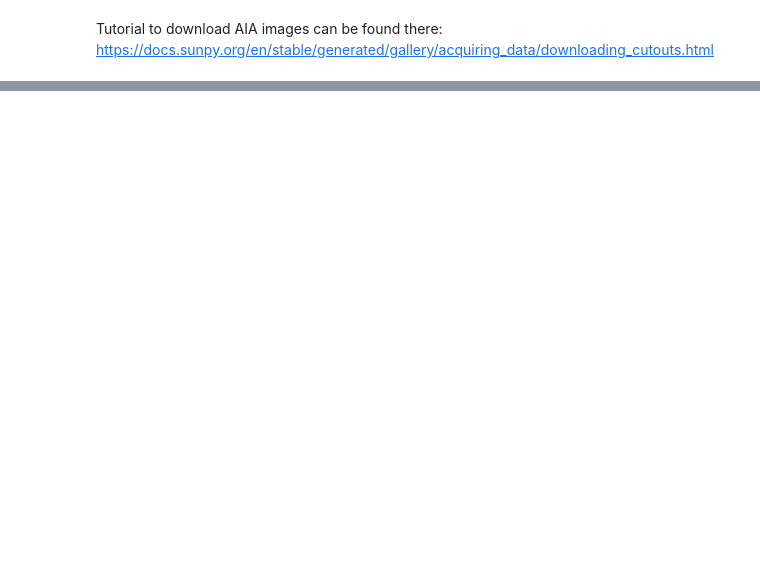
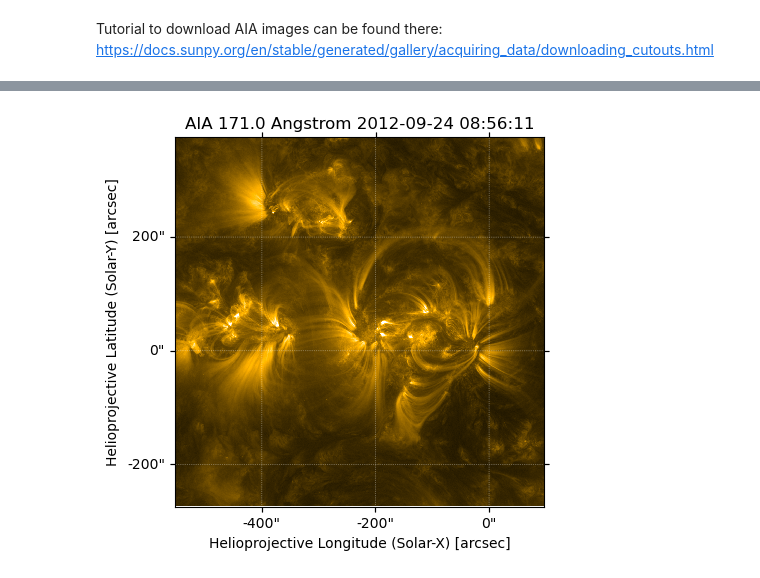
Before and after one commit to CS-433/ml-project-2-jac, a Jupyter notebook: AIA_requests.ipynb, the cells around one changed output, grey strips where cells are left out. Saved outputs shown, nothing was run; the diff lists cells and outputs as text; code cells hidden in the pictures; blank space fills up the shorter version.

Commit message:
working ouploading data, visualisation of the data doesn't work

```diff
--- a/AIA_requests.ipynb
+++ b/AIA_requests.ipynb
@@ -69,0 +67,18 @@ DrmsExportError:  [status=4]
+# %%
+start_time = Time('2012-09-24T14:56:03', scale='utc', format='isot')
+bottom_left = SkyCoord(-500*u.arcsec, -275*u.arcsec, obstime=start_time, observer="earth", frame="helioprojective")
+top_right = SkyCoord(150*u.arcsec, 375*u.arcsec, obstime=start_time, observer="earth", frame="helioprojective")
+cutout = a.jsoc.Cutout(bottom_left, top_right=top_right, tracking=True)
+jsoc_email = "adrien.joliat@epfl.ch"
+query = Fido.search(
+    a.Time(start_time - 6*u.h, start_time + 6*u.h),
+    a.Wavelength(171*u.angstrom),
+    a.Sample(2*u.h),
+    a.jsoc.Series.aia_lev1_euv_12s,
+    a.jsoc.Notify(jsoc_email),
+    a.jsoc.Segment.image,
+    cutout,
+)
+print(query)
+files = Fido.fetch(query)
+files.sort()
@@ -69,0 +103,8 @@ DrmsExportError:  [status=4]
+# %%
+sequence = sunpy.map.Map(files, sequence=True)
+
+fig = plt.figure()
+ax = fig.add_subplot(projection=sequence.maps[0])
+ani = sequence.plot(axes=ax, norm=ImageNormalize(vmin=0, vmax=5e3, stretch=SqrtStretch()))
+# %% [output]
+[figure, added]
```
Also changed, not shown: parts of 9 cells of this notebook, 1 other file.
